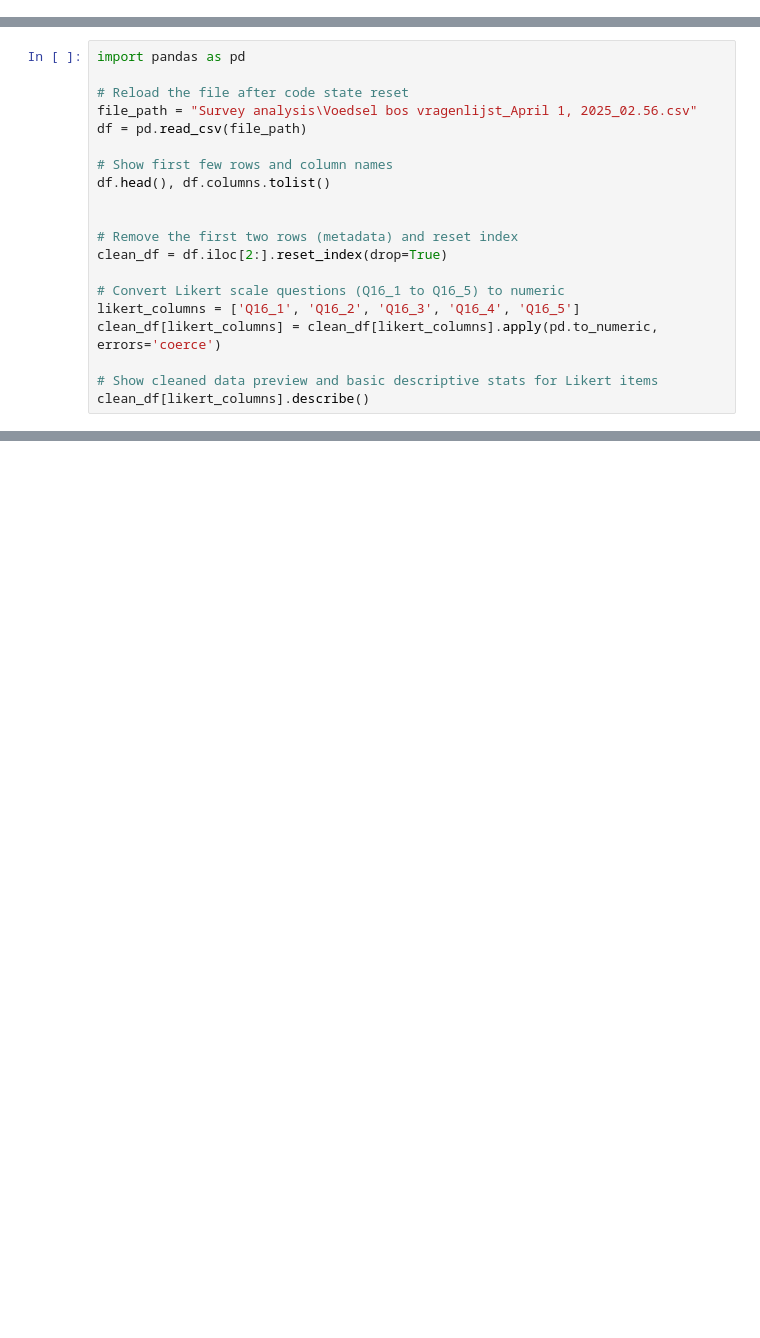
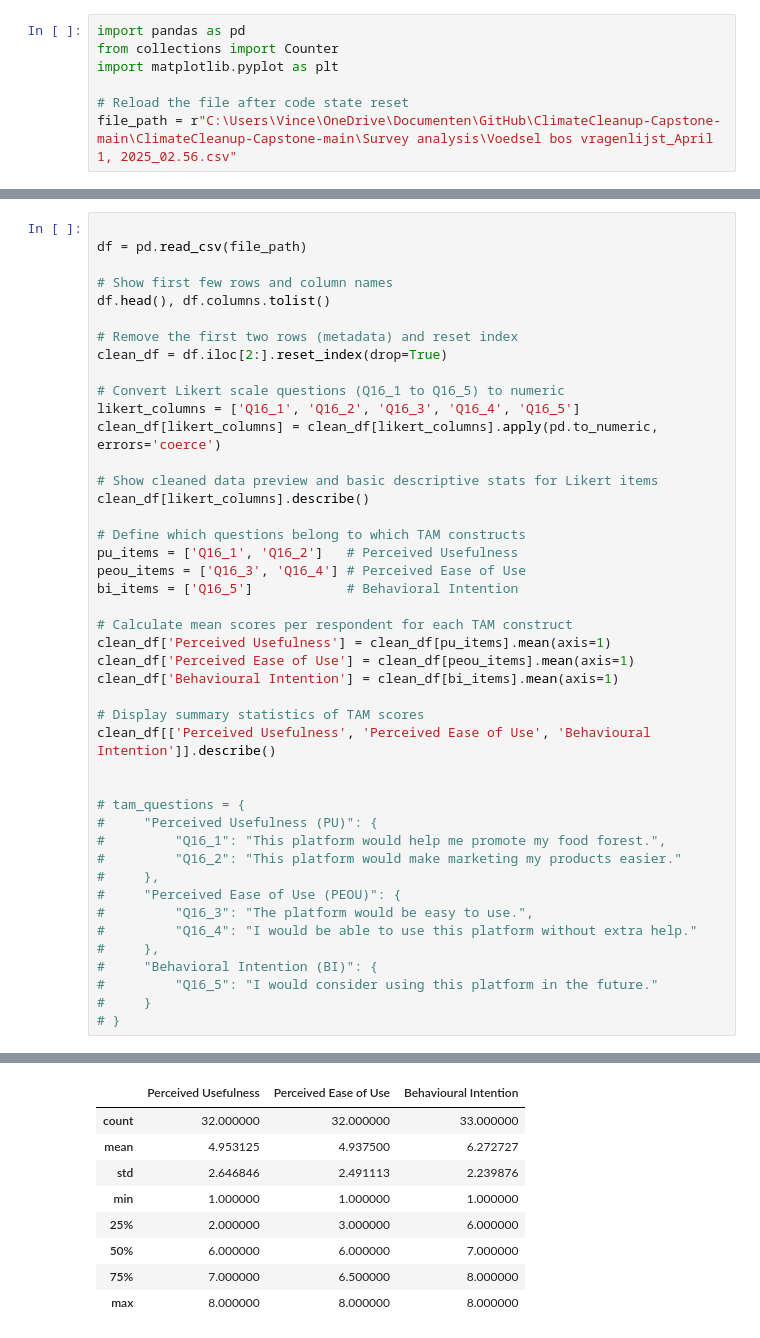
Before and after one commit to FelixToutant-UVA/ClimateCleanup-Capstone, a Jupyter notebook: Survey analysis/Analysis.ipynb, the cells around one changed output, grey strips where cells are left out. Cells and saved outputs as stored; diff of their text form; blank space fills up the shorter version.

```diff
--- a/Survey analysis/Analysis.ipynb
+++ b/Survey analysis/Analysis.ipynb
@@ -0,0 +58,7 @@
+# %%
+import pandas as pd
+from collections import Counter
+import matplotlib.pyplot as plt
+
+# Reload the file after code state reset
+file_path = r"C:\Users\Vince\OneDrive\Documenten\GitHub\ClimateCleanup-Capstone-main\ClimateCleanup-Capstone-main\Survey analysis\Voedsel bos vragenlijst_April 1, 2025_02.56.csv"
@@ -1,13 +71,9 @@
 # %%
-import pandas as pd
 
-# Reload the file after code state reset
-file_path = "Survey analysis\Voedsel bos vragenlijst_April 1, 2025_02.56.csv"
 df = pd.read_csv(file_path)
 
 # Show first few rows and column names
 df.head(), df.columns.tolist()
-
 
 # Remove the first two rows (metadata) and reset index
 clean_df = df.iloc[2:].reset_index(drop=True)
@@ -18,4 +84,32 @@ clean_df[likert_columns] = clean_df[likert_columns].apply(pd.to_numeric, errors=
 
 # Show cleaned data preview and basic descriptive stats for Likert items
 clean_df[likert_columns].describe()
+
+# Define which questions belong to which TAM constructs
+pu_items = ['Q16_1', 'Q16_2']   # Perceived Usefulness
+peou_items = ['Q16_3', 'Q16_4'] # Perceived Ease of Use
+bi_items = ['Q16_5']            # Behavioral Intention
+
+# Calculate mean scores per respondent for each TAM construct
+clean_df['Perceived Usefulness'] = clean_df[pu_items].mean(axis=1)
+clean_df['Perceived Ease of Use'] = clean_df[peou_items].mean(axis=1)
+clean_df['Behavioural Intention'] = clean_df[bi_items].mean(axis=1)
+
+# Display summary statistics of TAM scores
+clean_df[['Perceived Usefulness', 'Perceived Ease of Use', 'Behavioural Intention']].describe()
+
+
+# tam_questions = {
+#     "Perceived Usefulness (PU)": {
+#         "Q16_1": "This platform would help me promote my food forest.",
+#         "Q16_2": "This platform would make marketing my products easier."
+#     },
+#     "Perceived Ease of Use (PEOU)": {
+#         "Q16_3": "The platform would be easy to use.",
+#         "Q16_4": "I would be able to use this platform without extra help."
+#     },
+#     "Behavioral Intention (BI)": {
+#         "Q16_5": "I would consider using this platform in the future."
+#     }
+# }
 # %% [output]
@@ -22,0 +116,9 @@ FileNotFoundError: [Errno 2] No such file or directory: 'Survey analysis\\Voedse
+|  | Perceived Usefulness | Perceived Ease of Use | Behavioural Intention |
+| count | 32.000000 | 32.000000 | 33.000000 |
+| mean | 4.953125 | 4.937500 | 6.272727 |
+| std | 2.646846 | 2.491113 | 2.239876 |
+| min | 1.000000 | 1.000000 | 1.000000 |
+| 25% | 2.000000 | 3.000000 | 6.000000 |
+| 50% | 6.000000 | 6.000000 | 7.000000 |
+| 75% | 7.000000 | 6.500000 | 8.000000 |
+| max | 8.000000 | 8.000000 | 8.000000 |
```
Also changed, not shown: parts of 16 cells of this notebook.
